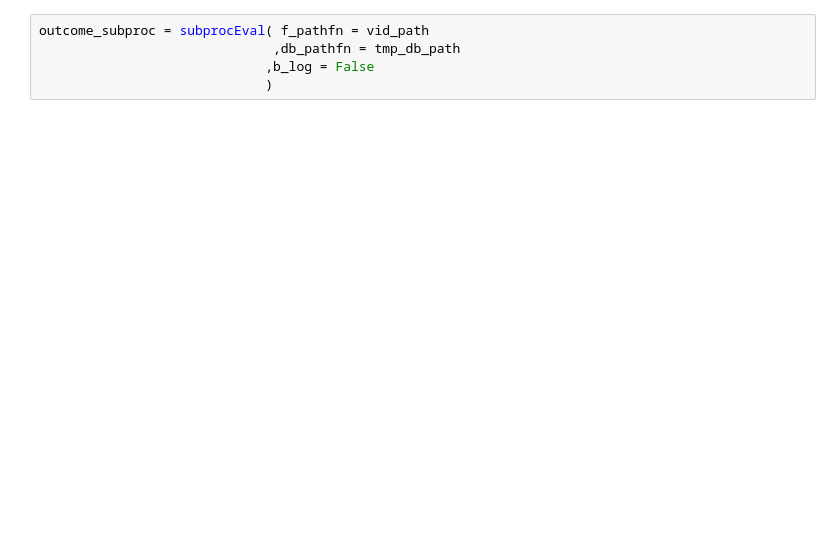
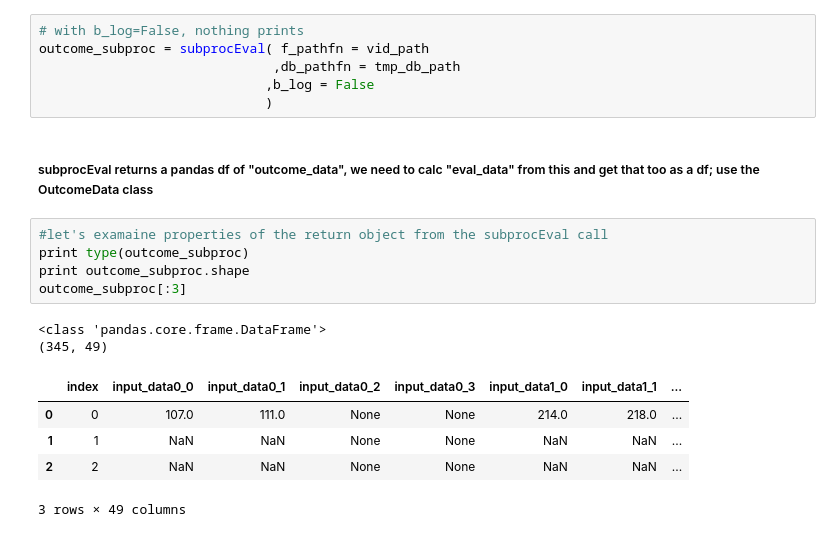
Before and after one commit to sutt/ppd, a Jupyter notebook: books/eval-module-4.ipynb, the cells around one changed output. Cells and saved outputs as stored; diff of their text form; blank space fills up the shorter version.

```diff
--- a/books/eval-module-4.ipynb
+++ b/books/eval-module-4.ipynb
@@ -48,5 +48,21 @@ subproc time: 5.916
 # %%
+# with b_log=False, nothing prints
 outcome_subproc = subprocEval( f_pathfn = vid_path
                               ,db_pathfn = tmp_db_path
                              ,b_log = False
                              )
+# %% [markdown]
+##### subprocEval returns a pandas df of "outcome_data", we need to calc "eval_data" from this and get that too as a df; use the OutcomeData class
+# %%
+#let's examaine properties of the return object from the subprocEval call
+print type(outcome_subproc)
+print outcome_subproc.shape
+outcome_subproc[:3]
+# %% [output]
+<class 'pandas.core.frame.DataFrame'>
+(345, 49)
+|  | index | input_data0_0 | input_data0_1 | input_data0_2 | input_data0_3 | input_data1_0 | input_data1_1 | ... |
+| 0 | 0 | 107.0 | 111.0 | None | None | 214.0 | 218.0 | ... |
+| 1 | 1 | NaN | NaN | None | None | NaN | NaN | ... |
+| 2 | 2 | NaN | NaN | None | None | NaN | NaN | ... |
+3 rows × 49 columns
```
Also changed, not shown: parts of 46 cells of this notebook, 2 other files.
